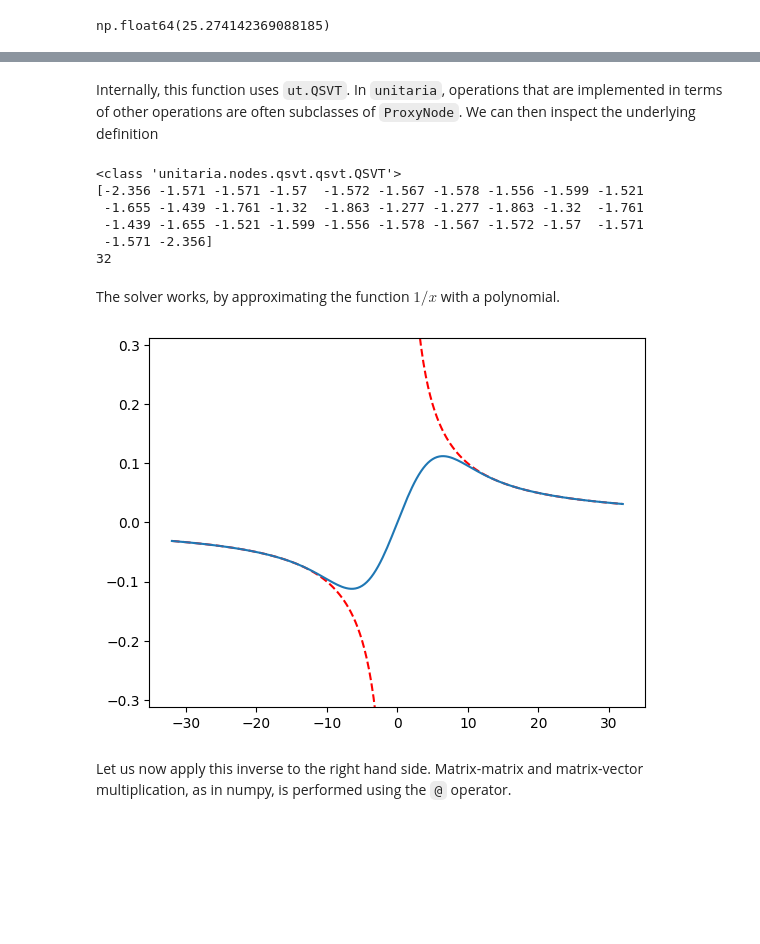
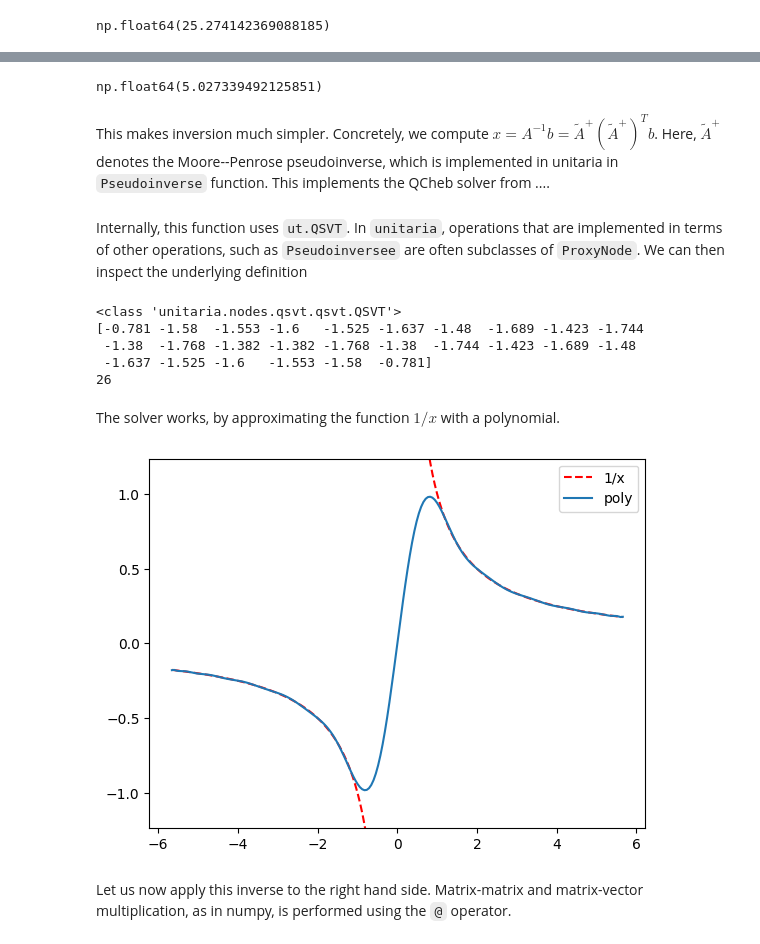
Before and after one commit to tequilahub/unitaria, a Jupyter notebook: examples/partial_differential_equation.ipynb, the cells around one changed output, grey strips where cells are left out. Cells and saved outputs as stored; diff of their text form; code cells hidden in the pictures; blank space fills up the shorter version.

```diff
--- a/examples/partial_differential_equation.ipynb
+++ b/examples/partial_differential_equation.ipynb
@@ -265,0 +274,5 @@ To find $x = A^+ b$, we use the `Pseudoinverse` function. This implements the li
+# %%
+A_half = 2 ** (N / 2) * (
+    (ut.Identity(dim=2**N) - ut.Increment(bits=N)) @ ut.Projection(total_space, boundary_subspace).adjoint()
+)
+(A_half.adjoint() @ A_half).toarray()
@@ -266,29 +289,37 @@ To find $x = A^+ b$, we use the `Pseudoinverse` function. This implements the li
+# %%
+condition = np.linalg.cond(A_half.toarray(), p=2)
+condition
+# %% [output]
+np.float64(5.027339492125851)
+# %% [markdown]
+This makes inversion much simpler. Concretely, we compute $x = A^{-1} b = \tilde{A}^+(\tilde{A}^+)^Tb$. Here, $\tilde{A}^+$ denotes the Moore--Penrose pseudoinverse, which is implemented in unitaria in `Pseudoinverse` function. This implements the QCheb solver from ....
 # %%
-A_inv = ut.Pseudoinverse(A, condition=condition, tolerance=0.1)
+A_half_inv = ut.Pseudoinverse(A_half, condition=condition, tolerance=0.01)
+A_inv = A_half_inv @ A_half_inv.adjoint()
 # %% [markdown]
-Internally, this function uses `ut.QSVT`. In `unitaria`, operations that are implemented in terms of other operations are often subclasses of `ProxyNode`. We can then inspect the underlying definition
+Internally, this function uses `ut.QSVT`. In `unitaria`, operations that are implemented in terms of other operations, such as `Pseudoinversee` are often subclasses of `ProxyNode`. We can then inspect the underlying definition
 # %%
-print(type(A_inv.get_definition()))
-print(A_inv.get_definition().coefficients.angles)
-print(len(A_inv.get_definition().coefficients.angles))
+print(type(A_half_inv.get_definition()))
+print(A_half_inv.get_definition().coefficients.angles)
+print(len(A_half_inv.get_definition().coefficients.angles))
 # %% [output]
 <class 'unitaria.nodes.qsvt.qsvt.QSVT'>
-[-2.356 -1.571 -1.571 -1.57  -1.572 -1.567 -1.578 -1.556 -1.599 -1.521
- -1.655 -1.439 -1.761 -1.32  -1.863 -1.277 -1.277 -1.863 -1.32  -1.761
- -1.439 -1.655 -1.521 -1.599 -1.556 -1.578 -1.567 -1.572 -1.57  -1.571
- -1.571 -2.356]
-32
+[-0.781 -1.58  -1.553 -1.6   -1.525 -1.637 -1.48  -1.689 -1.423 -1.744
+ -1.38  -1.768 -1.382 -1.382 -1.768 -1.38  -1.744 -1.423 -1.689 -1.48
+ -1.637 -1.525 -1.6   -1.553 -1.58  -0.781]
+26
 # %% [markdown]
 The solver works, by approximating the function $1/x$ with a polynomial.
 # %%
-poly = A_inv.get_definition().coefficients.polynomial
-xs = np.linspace(-A.normalization, A.normalization, 200)
-plt.plot(xs[xs > 0], 1 / xs[xs > 0], "r--")
+poly = A_half_inv.get_definition().coefficients.polynomial
+xs = np.linspace(-A_half.normalization, A_half.normalization, 200)
+plt.plot(xs[xs > 0], 1 / xs[xs > 0], "r--", label="1/x")
 plt.plot(xs[xs < 0], 1 / xs[xs < 0], "r--")
-plt.plot(xs, poly(xs))
-_ = plt.ylim([-10 / A.normalization, 10 / A.normalization])
+plt.plot(xs, poly(xs), label="poly")
+plt.legend()
+_ = plt.ylim([-7 / A_half.normalization, 7 / A_half.normalization])
 # %% [output]
-[figure, old version]
+[figure, new version]
 # %% [markdown]
 Let us now apply this inverse to the right hand side. Matrix-matrix and matrix-vector multiplication, as in numpy, is performed using the `@` operator.
 # %%
```
Also changed, not shown: parts of 17 cells of this notebook, 2 other files.
